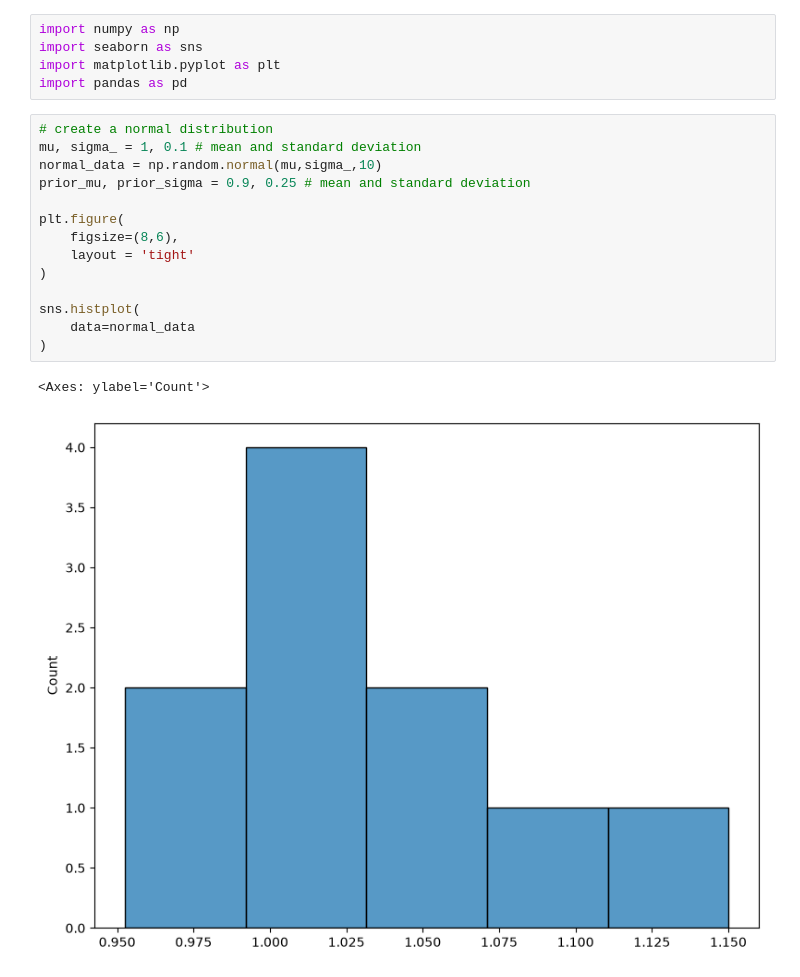
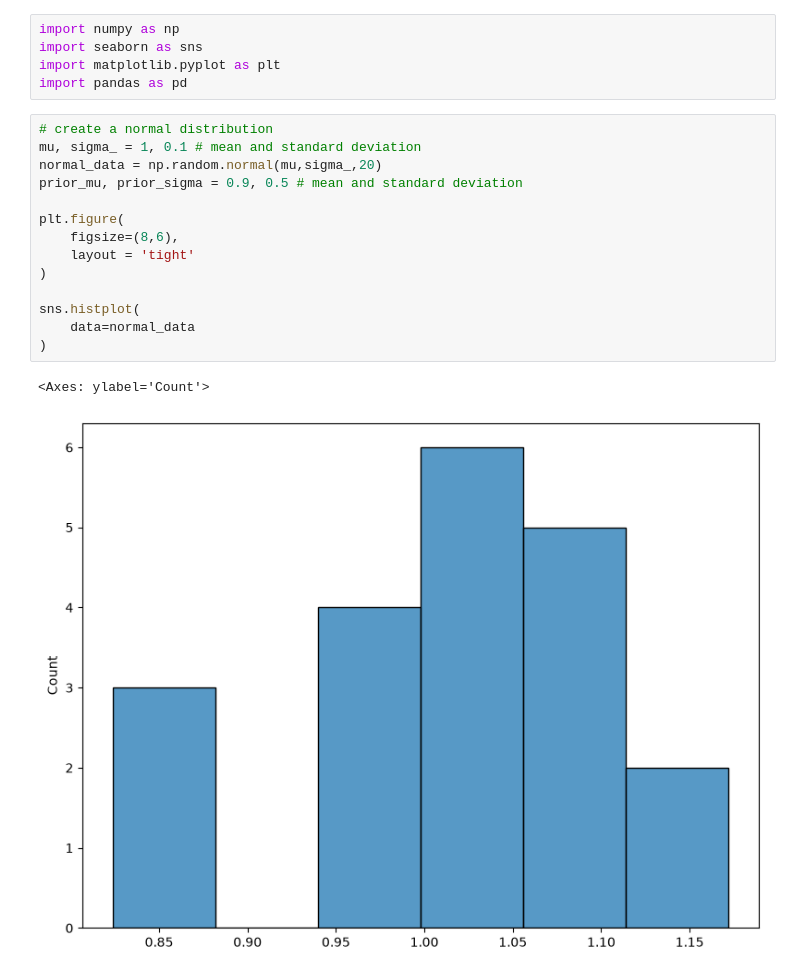
Before and after one commit to Cmay487/ML-and-Pattern-Recognition-by-Bishop-2008, a Jupyter notebook: MAP Project by Hand.ipynb, the cells around one changed output. Drawn from its saved outputs; the diff is of its cells as text.

```diff
--- a/MAP Project by Hand.ipynb
+++ b/MAP Project by Hand.ipynb
@@ -6,20 +6,20 @@ import pandas as pd
 # %%
 # create a normal distribution
 mu, sigma_ = 1, 0.1 # mean and standard deviation
-normal_data = np.random.normal(mu,sigma_,10)
-prior_mu, prior_sigma = 0.9, 0.25 # mean and standard deviation
+normal_data = np.random.normal(mu,sigma_,20)
+prior_mu, prior_sigma = 0.9, 0.5 # mean and standard deviation
 
 plt.figure(
     figsize=(8,6),
     layout = 'tight'
 )
 
 sns.histplot(
     data=normal_data
 )
 # %% [output]
 <Axes: ylabel='Count'>
-[figure, old version]
+[figure, new version]
 # %%
 def gaussian_pdf(x:np.array, mu:float, sigma:float, n_samples:int):
     """
```
Also changed, not shown: parts of 2 cells of this notebook.
